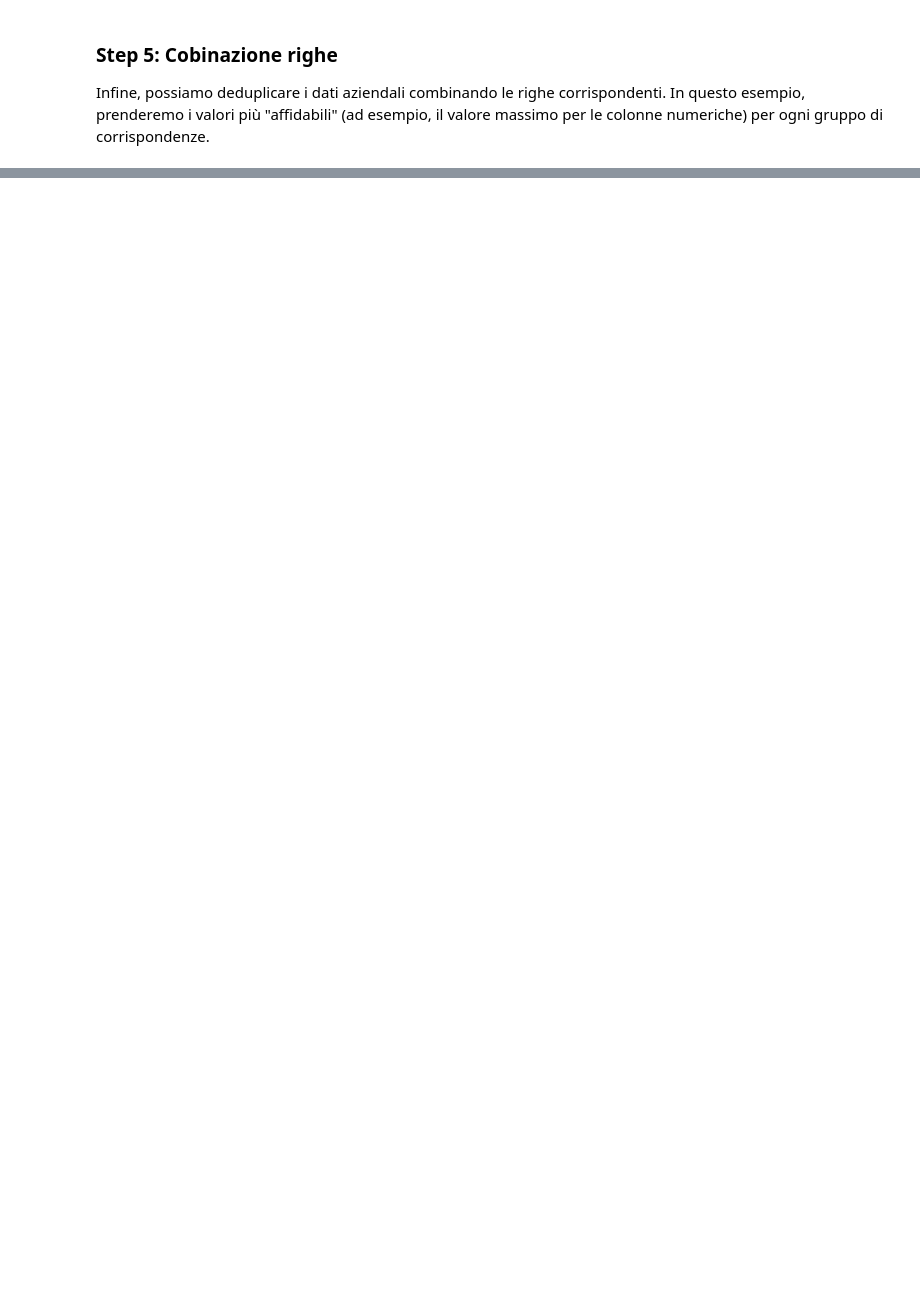
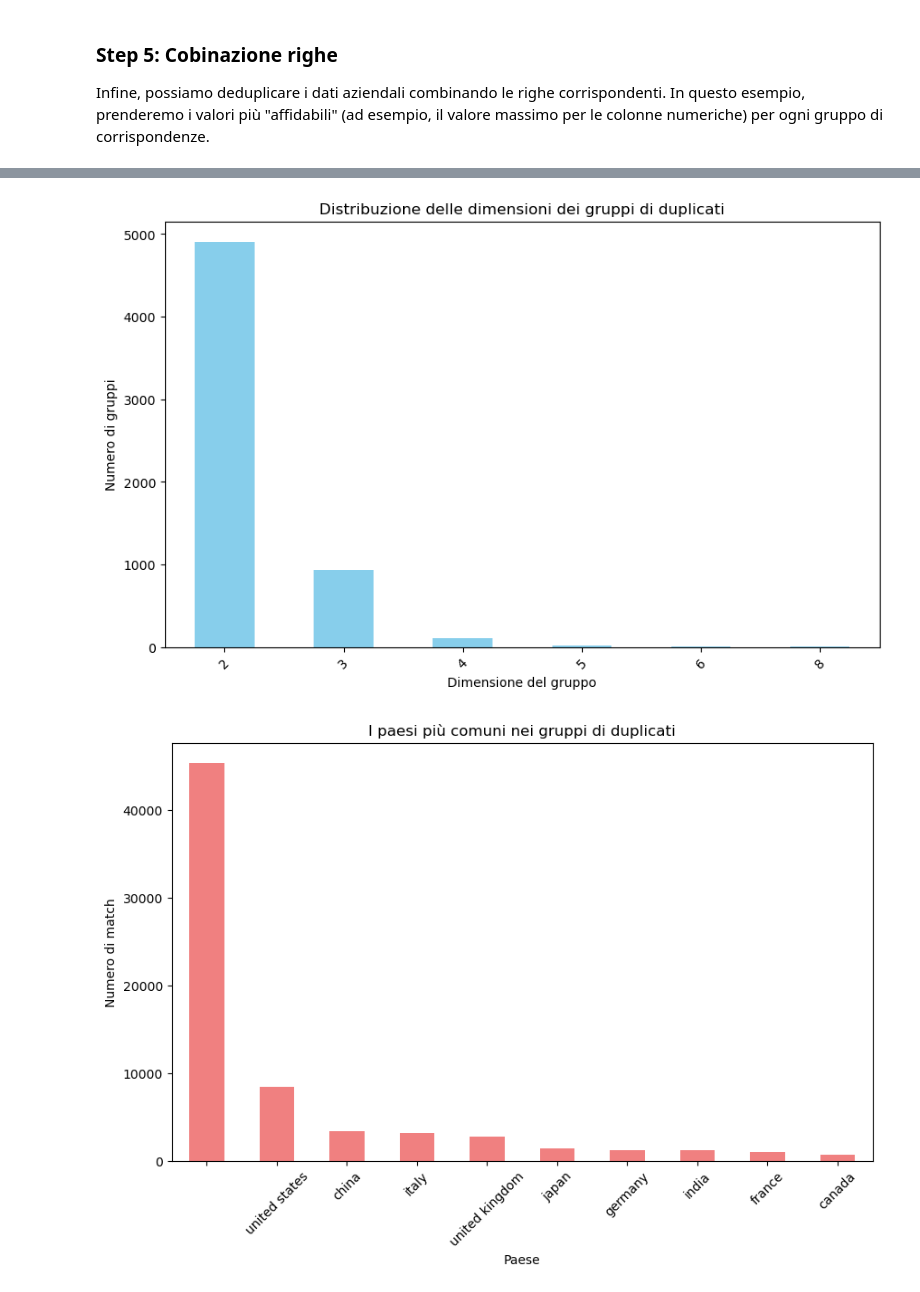
Before and after one commit to MatVitale6/IngegneriaDeiDatiProject, a Jupyter notebook: homework5/record_linkage/record_linkage.ipynb, the cells around one changed output, grey strips where cells are left out. Drawn from its saved outputs; the diff is of its cells as text; code cells hidden in the pictures; blank space fills up the shorter version.

```diff
--- a/homework5/record_linkage/record_linkage.ipynb
+++ b/homework5/record_linkage/record_linkage.ipynb
@@ -166,0 +260,36 @@ Se desideri ottimizzare ulteriormente i parametri o esplorare altre tecniche di
+# %%
+import matplotlib.pyplot as plt
+import seaborn as sns
+
+
+# 1. Grafico a barre (istogramma) della distribuzione delle dimensioni dei gruppi di duplicati
+group_sizes = companies_df.groupby('group_id').size()
+
+# Escludiamo i gruppi con solo 1 elemento
+group_sizes_filtered = group_sizes[group_sizes > 1]
+
+# Creiamo l'istogramma delle dimensioni dei gruppi
+plt.figure(figsize=(10, 6))
+group_sizes_filtered.value_counts().sort_index().plot(kind='bar', color='skyblue')
+
+# Aggiungiamo il titolo e le etichette
+plt.title('Distribuzione delle dimensioni dei gruppi di duplicati')
+plt.xlabel('Dimensione del gruppo')
+plt.ylabel('Numero di gruppi')
+plt.xticks(rotation=45)
+plt.show()
+
+
+
+# Paese
+country_counts = companies_df['country'].value_counts()
+plt.figure(figsize=(10, 6))
+country_counts.head(10).plot(kind='bar', color='lightcoral')
+plt.title('I paesi più comuni nei gruppi di duplicati')
+plt.xlabel('Paese')
+plt.ylabel('Numero di match')
+plt.xticks(rotation=45)
+plt.show()
+# %% [output]
+[figure, added]
+[figure, added]
```
Also changed, not shown: parts of 14 cells of this notebook, 1 other file.
